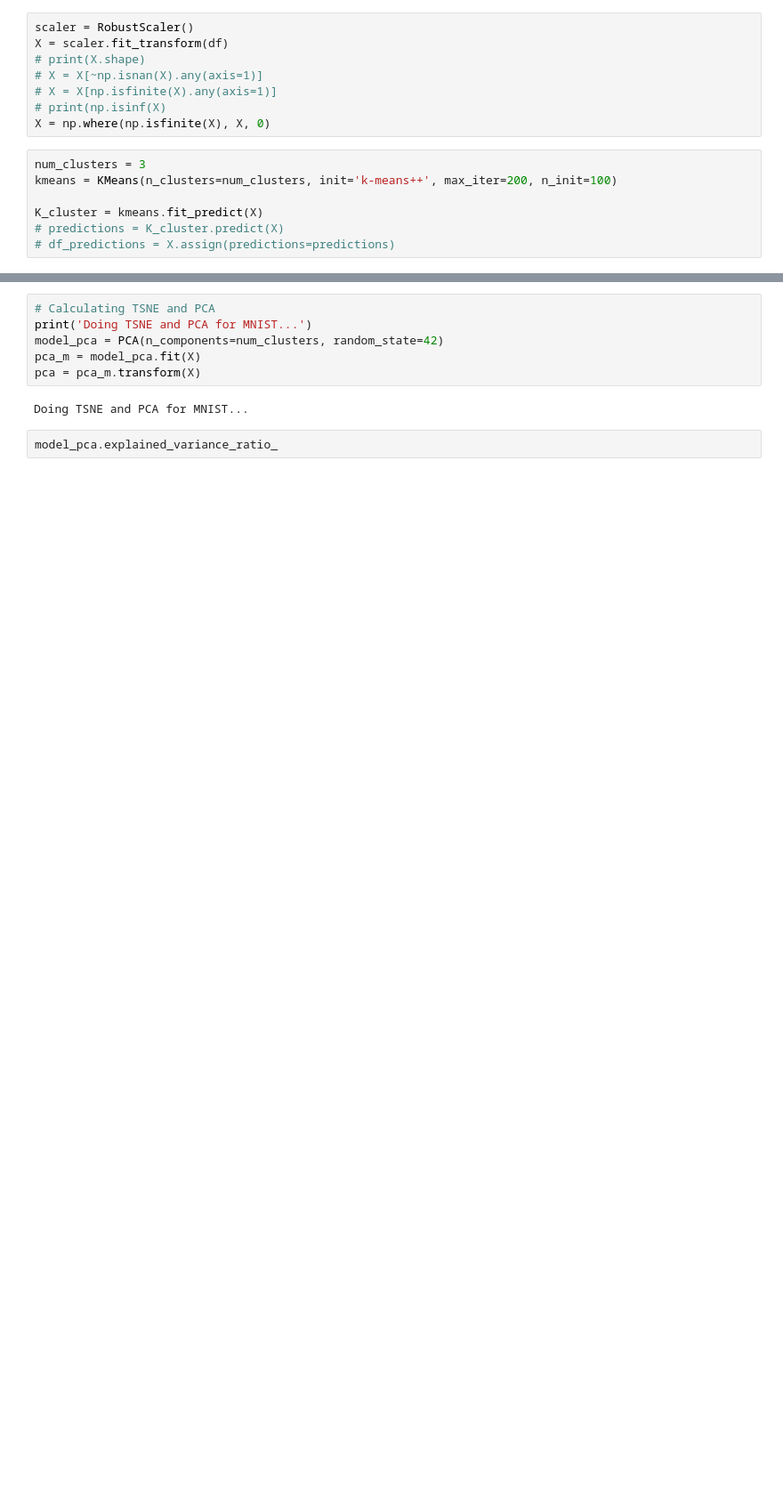
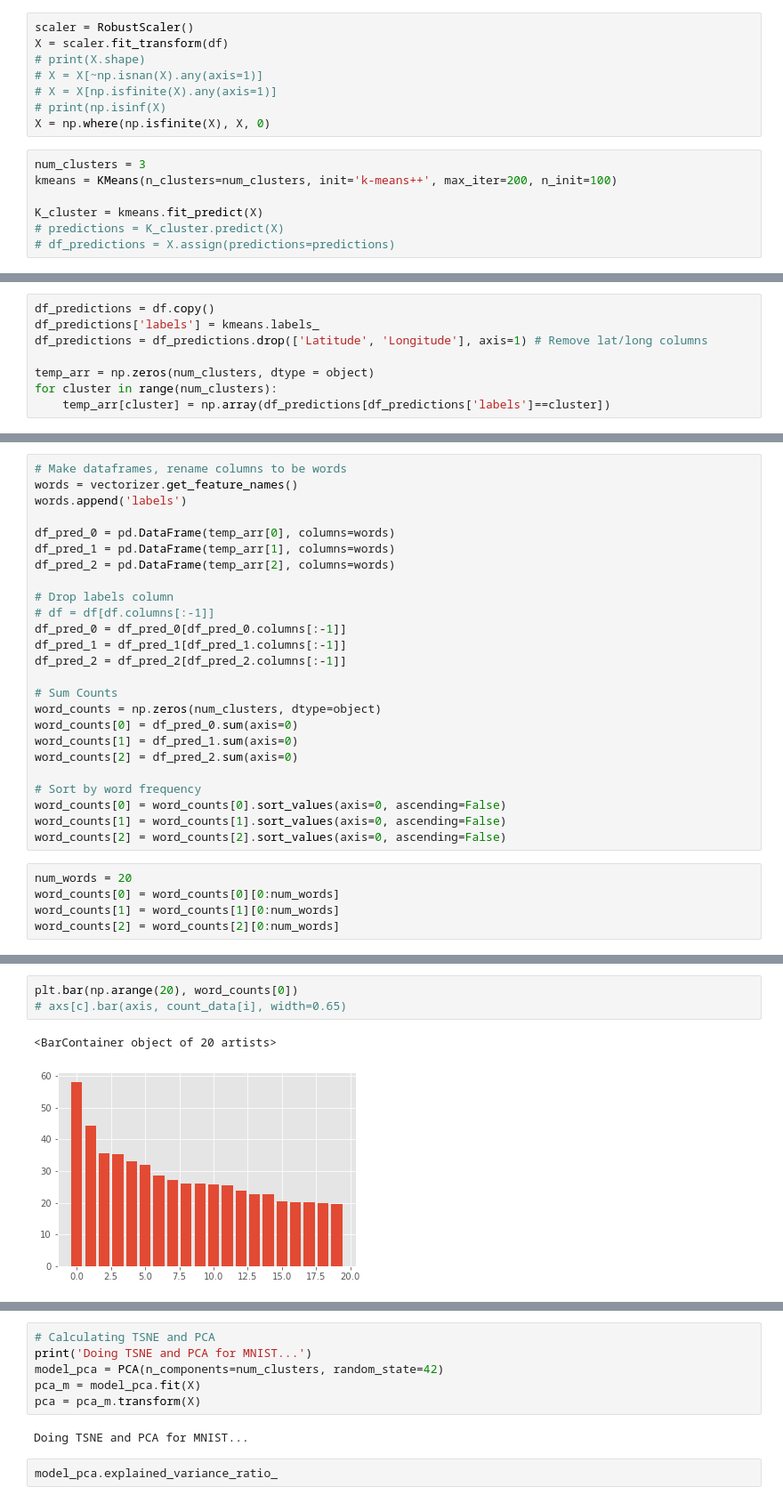
Before and after one commit to brfi3983/MCM2021, a Jupyter notebook: negative_clustering.ipynb, the cells around one changed output, grey strips where cells are left out. Shown: that part at 89% size. Saved outputs shown, nothing was run; the diff lists cells and outputs as text; blank space fills up the shorter version.

```diff
--- a/negative_clustering.ipynb
+++ b/negative_clustering.ipynb
@@ -75,0 +81,8 @@ print(K_cluster)
+# %%
+df_predictions = df.copy()
+df_predictions['labels'] = kmeans.labels_
+df_predictions = df_predictions.drop(['Latitude', 'Longitude'], axis=1) # Remove lat/long columns
+
+temp_arr = np.zeros(num_clusters, dtype = object)
+for cluster in range(num_clusters):
+    temp_arr[cluster] = np.array(df_predictions[df_predictions['labels']==cluster])
@@ -75,0 +93,30 @@ print(K_cluster)
+# %%
+# Make dataframes, rename columns to be words
+words = vectorizer.get_feature_names()
+words.append('labels')
+
+df_pred_0 = pd.DataFrame(temp_arr[0], columns=words)
+df_pred_1 = pd.DataFrame(temp_arr[1], columns=words)
+df_pred_2 = pd.DataFrame(temp_arr[2], columns=words)
+
+# Drop labels column
+# df = df[df.columns[:-1]]
+df_pred_0 = df_pred_0[df_pred_0.columns[:-1]]
+df_pred_1 = df_pred_1[df_pred_1.columns[:-1]]
+df_pred_2 = df_pred_2[df_pred_2.columns[:-1]]
+
+# Sum Counts
+word_counts = np.zeros(num_clusters, dtype=object)
+word_counts[0] = df_pred_0.sum(axis=0)
+word_counts[1] = df_pred_1.sum(axis=0)
+word_counts[2] = df_pred_2.sum(axis=0)
+
+# Sort by word frequency
+word_counts[0] = word_counts[0].sort_values(axis=0, ascending=False)
+word_counts[1] = word_counts[1].sort_values(axis=0, ascending=False)
+word_counts[2] = word_counts[2].sort_values(axis=0, ascending=False)
+# %%
+num_words = 20
+word_counts[0] = word_counts[0][0:num_words]
+word_counts[1] = word_counts[1][0:num_words]
+word_counts[2] = word_counts[2][0:num_words]
@@ -75,0 +130,6 @@ print(K_cluster)
+# %%
+plt.bar(np.arange(20), word_counts[0])
+# axs[c].bar(axis, count_data[i], width=0.65)
+# %% [output]
+<BarContainer object of 20 artists>
+[figure, added]
```
Also changed, not shown: parts of 20 cells of this notebook, 1 other file.
